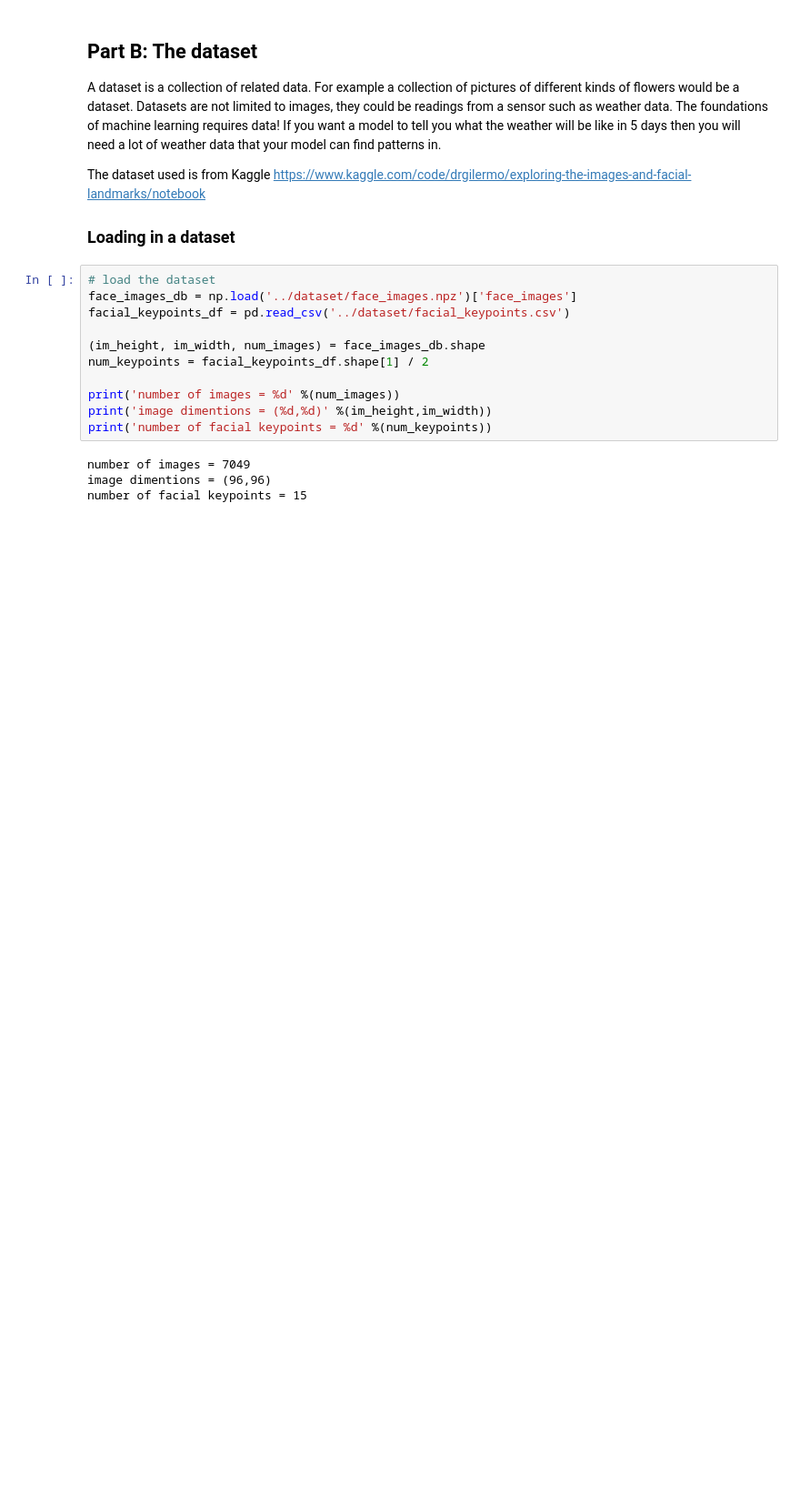
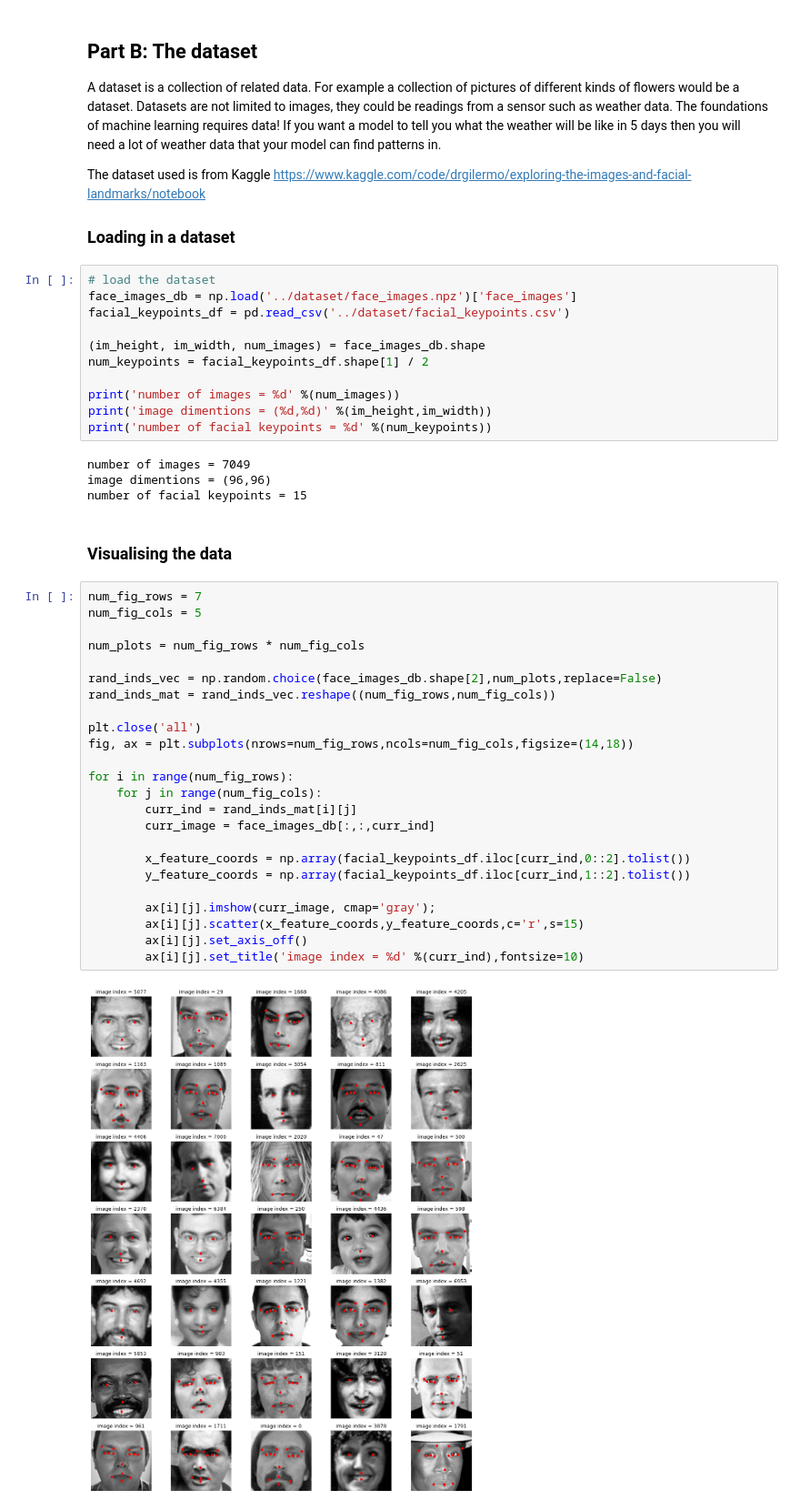
Before and after one commit to jembennettuk/work_experience, a Jupyter notebook: WorkSheets/task.ipynb, the cells around one changed output. Shown at 91% size. Saved outputs shown, nothing was run; the diff lists cells and outputs as text; blank space fills up the shorter version.

```diff
--- a/WorkSheets/task.ipynb
+++ b/WorkSheets/task.ipynb
@@ -139,3 +139,31 @@ print('number of facial keypoints = %d' %(num_keypoints))
 number of images = 7049
 image dimentions = (96,96)
 number of facial keypoints = 15
+# %% [markdown]
+### Visualising the data
+# %%
+num_fig_rows = 7
+num_fig_cols = 5
+
+num_plots = num_fig_rows * num_fig_cols
+
+rand_inds_vec = np.random.choice(face_images_db.shape[2],num_plots,replace=False)
+rand_inds_mat = rand_inds_vec.reshape((num_fig_rows,num_fig_cols))
+
+plt.close('all')
+fig, ax = plt.subplots(nrows=num_fig_rows,ncols=num_fig_cols,figsize=(14,18))
+
+for i in range(num_fig_rows):
+    for j in range(num_fig_cols):
+        curr_ind = rand_inds_mat[i][j]
+        curr_image = face_images_db[:,:,curr_ind]
+
+        x_feature_coords = np.array(facial_keypoints_df.iloc[curr_ind,0::2].tolist())
+        y_feature_coords = np.array(facial_keypoints_df.iloc[curr_ind,1::2].tolist())
+
+        ax[i][j].imshow(curr_image, cmap='gray');
+        ax[i][j].scatter(x_feature_coords,y_feature_coords,c='r',s=15)
+        ax[i][j].set_axis_off()
+        ax[i][j].set_title('image index = %d' %(curr_ind),fontsize=10)
+# %% [output]
+[figure, added]
```
